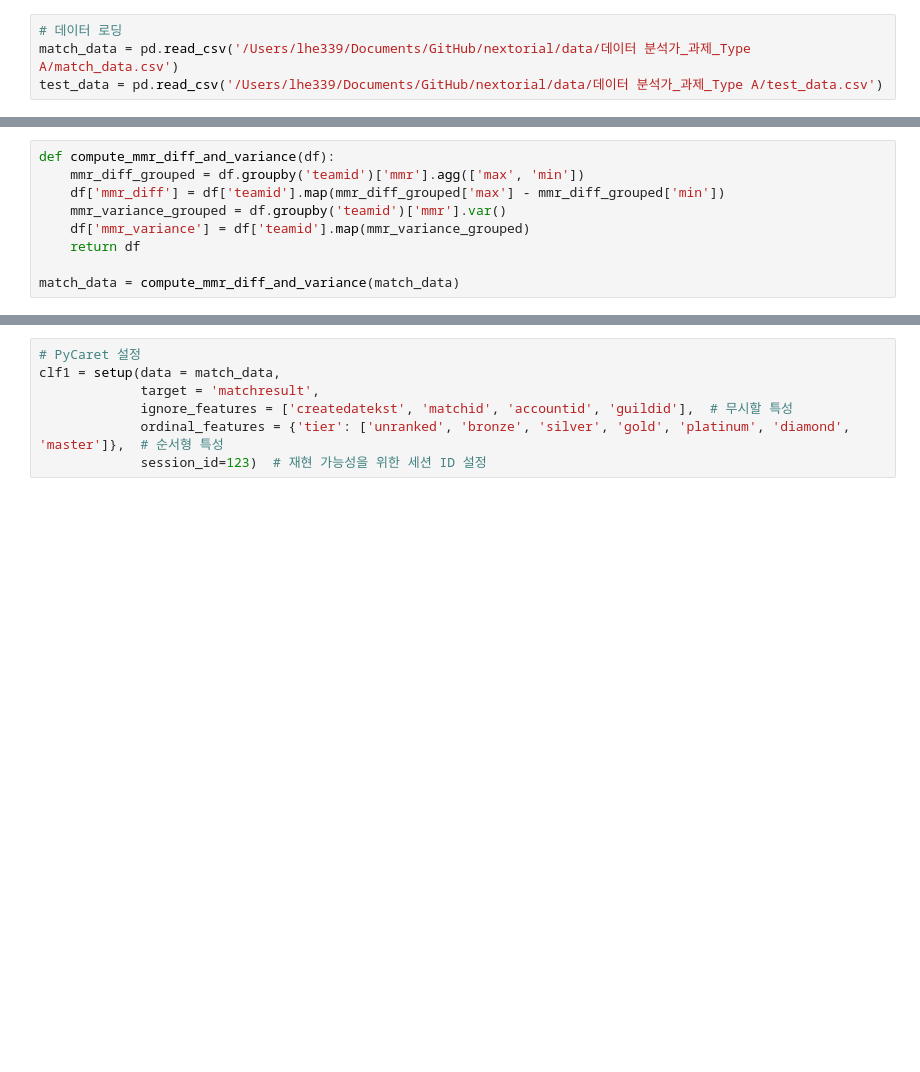
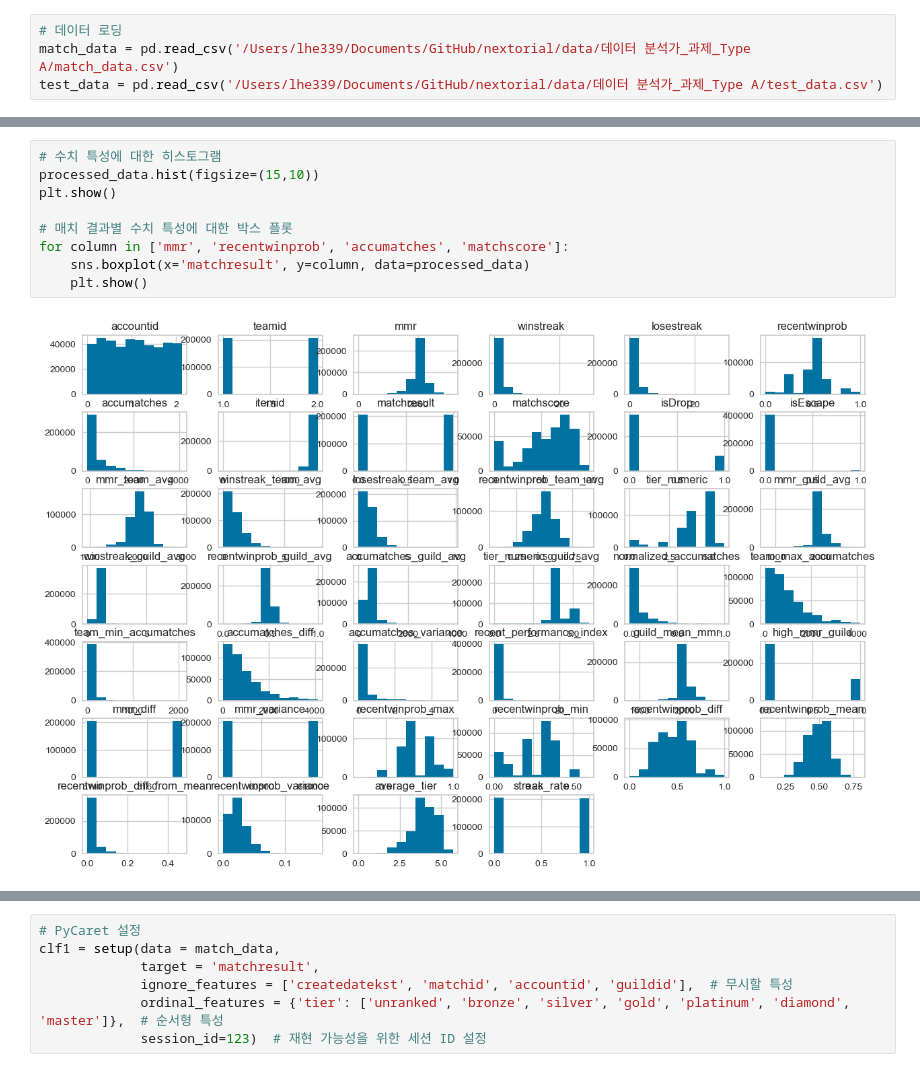
Before and after one commit to sparkerhoney/nextorial, a Jupyter notebook: model/second_model.ipynb, the cells around one changed output, grey strips where cells are left out. Cells and saved outputs as stored; diff of their text form; blank space fills up the shorter version.

```diff
--- a/model/second_model.ipynb
+++ b/model/second_model.ipynb
@@ -76,9 +10,0 @@ match_data = process_guild_info(match_data, 2000)
-# %%
-def compute_mmr_diff_and_variance(df):
-    mmr_diff_grouped = df.groupby('teamid')['mmr'].agg(['max', 'min'])
-    df['mmr_diff'] = df['teamid'].map(mmr_diff_grouped['max'] - mmr_diff_grouped['min'])
-    mmr_variance_grouped = df.groupby('teamid')['mmr'].var()
-    df['mmr_variance'] = df['teamid'].map(mmr_variance_grouped)
-    return df
-
-match_data = compute_mmr_diff_and_variance(match_data)
@@ -133,0 +140,11 @@ match_data = compute_streak_rate(match_data)
+# %%
+# 수치 특성에 대한 히스토그램
+processed_data.hist(figsize=(15,10))
+plt.show()
+
+# 매치 결과별 수치 특성에 대한 박스 플롯
+for column in ['mmr', 'recentwinprob', 'accumatches', 'matchscore']:
+    sns.boxplot(x='matchresult', y=column, data=processed_data)
+    plt.show()
+# %% [output]
+[figure, added]
```
Also changed, not shown: parts of 15 cells of this notebook, 1 other file.
